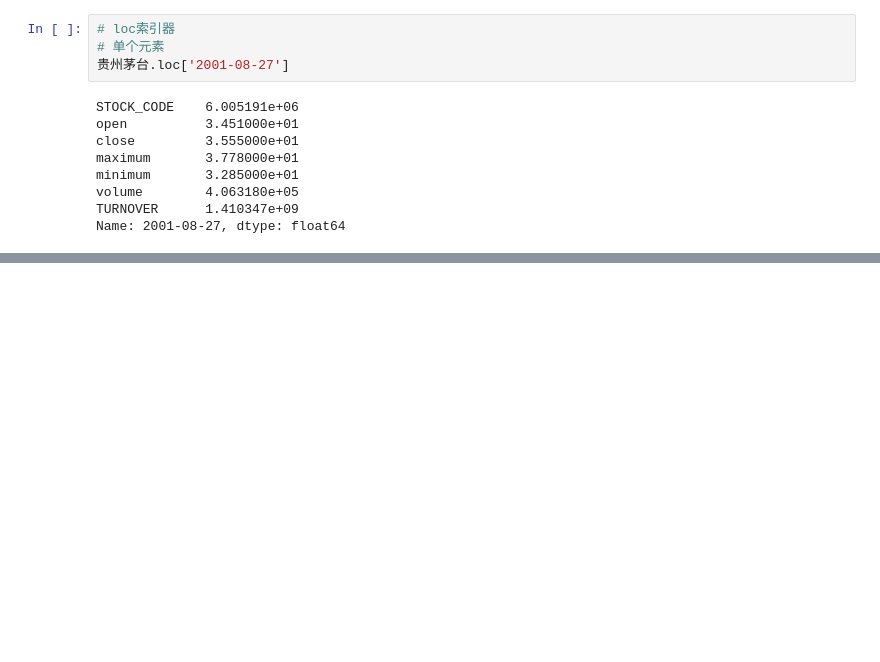
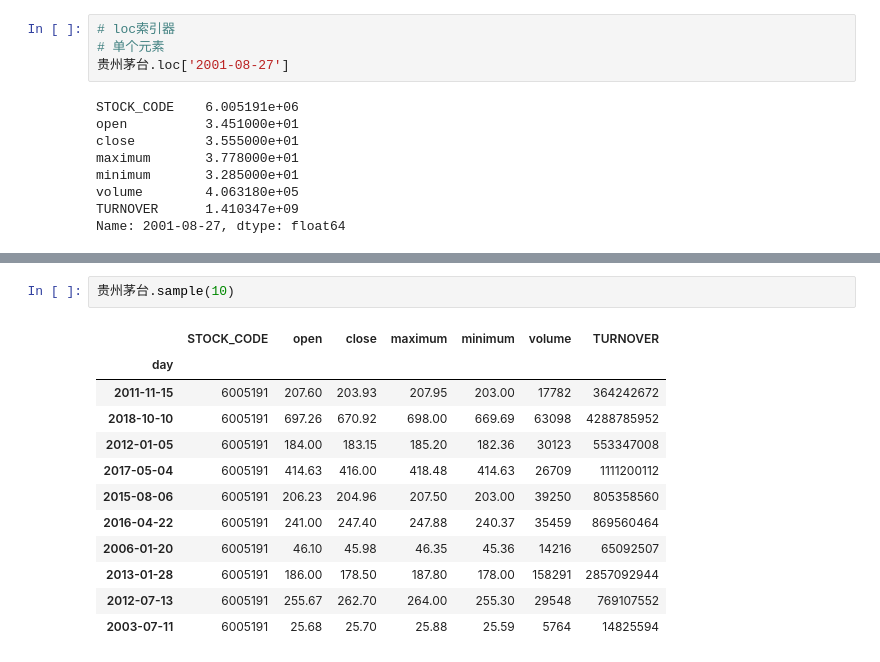
Before and after one commit to wenjing999/wenjing, a Jupyter notebook: 05-dataframe.ipynb, the cells around one changed output, grey strips where cells are left out. Saved outputs shown, nothing was run; the diff lists cells and outputs as text; blank space fills up the shorter version.

```diff
--- a/05-dataframe.ipynb
+++ b/05-dataframe.ipynb
@@ -140,0 +230,15 @@ Name: 2001-08-27, dtype: float64
+# %%
+贵州茅台.sample(10)
+# %% [output]
+|  | STOCK_CODE | open | close | maximum | minimum | volume | TURNOVER |
+| day |  |  |  |  |  |  |  |
+| 2011-11-15 | 6005191 | 207.60 | 203.93 | 207.95 | 203.00 | 17782 | 364242672 |
+| 2018-10-10 | 6005191 | 697.26 | 670.92 | 698.00 | 669.69 | 63098 | 4288785952 |
+| 2012-01-05 | 6005191 | 184.00 | 183.15 | 185.20 | 182.36 | 30123 | 553347008 |
+| 2017-05-04 | 6005191 | 414.63 | 416.00 | 418.48 | 414.63 | 26709 | 1111200112 |
+| 2015-08-06 | 6005191 | 206.23 | 204.96 | 207.50 | 203.00 | 39250 | 805358560 |
+| 2016-04-22 | 6005191 | 241.00 | 247.40 | 247.88 | 240.37 | 35459 | 869560464 |
+| 2006-01-20 | 6005191 | 46.10 | 45.98 | 46.35 | 45.36 | 14216 | 65092507 |
+| 2013-01-28 | 6005191 | 186.00 | 178.50 | 187.80 | 178.00 | 158291 | 2857092944 |
+| 2012-07-13 | 6005191 | 255.67 | 262.70 | 264.00 | 255.30 | 29548 | 769107552 |
+| 2003-07-11 | 6005191 | 25.68 | 25.70 | 25.88 | 25.59 | 5764 | 14825594 |
```
Also changed, not shown: parts of 13 cells of this notebook, 4 other files.
